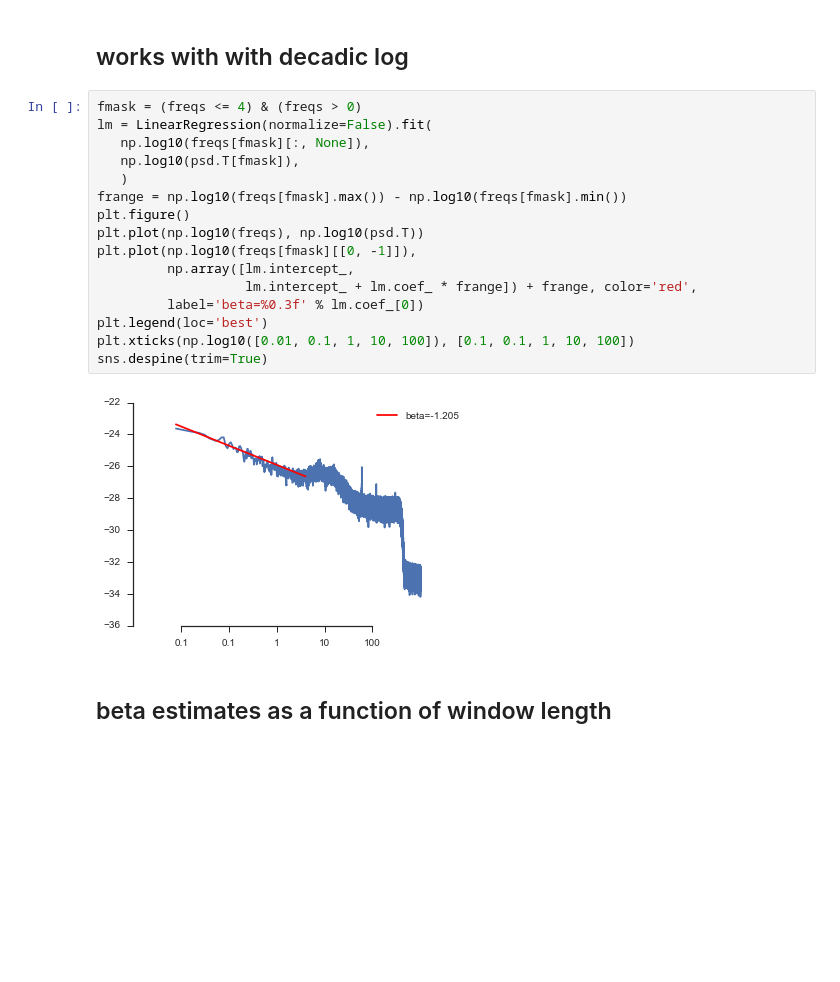
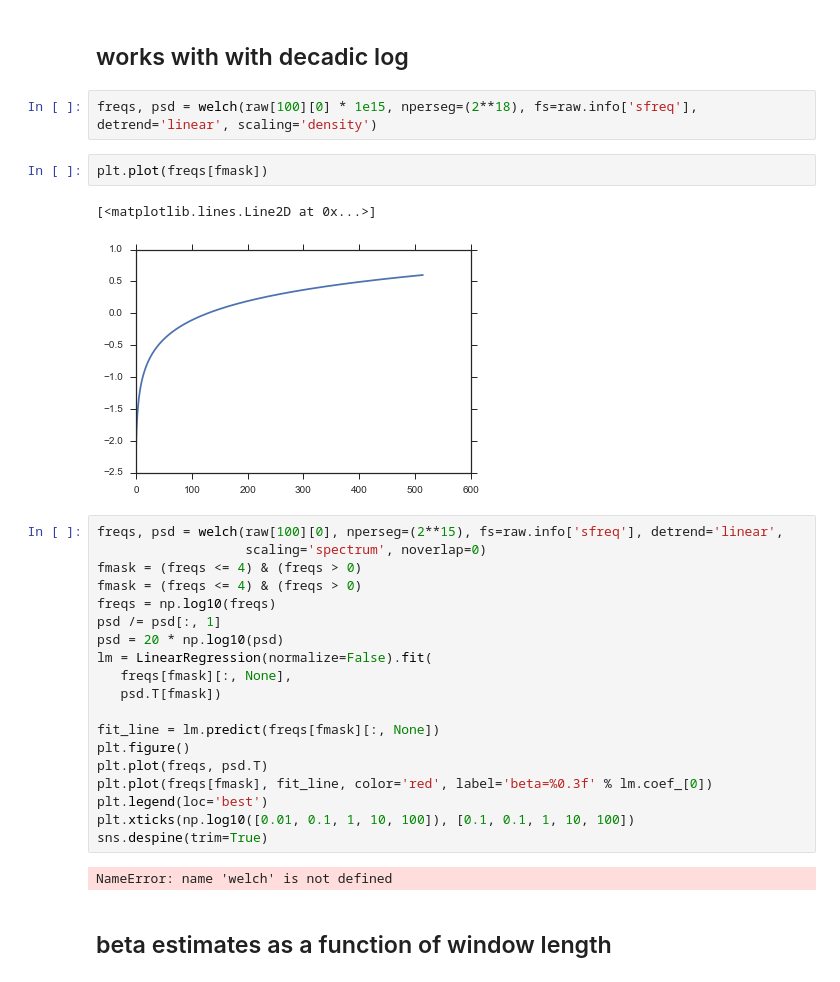
Before and after one commit to neurospin/meg_study_dynamic_scales, a Jupyter notebook: scripts/paper_check_powerlaw_fit.ipynb, the cells around one changed output. Drawn from its saved outputs; the diff is of its cells as text; blank space fills up the shorter version.

```diff
--- a/scripts/paper_check_powerlaw_fit.ipynb
+++ b/scripts/paper_check_powerlaw_fit.ipynb
@@ -122,24 +124,34 @@ sns.despine(trim=True)
 [figure]
 # %% [markdown]
 ## works with with decadic log
+# %%
+freqs, psd = welch(raw[100][0] * 1e15, nperseg=(2**18), fs=raw.info['sfreq'], detrend='linear', scaling='density')
+# %%
+plt.plot(freqs[fmask])
+# %% [output]
+[<matplotlib.lines.Line2D at 0x...>]
+[figure, added]
 # %%
+freqs, psd = welch(raw[100][0], nperseg=(2**15), fs=raw.info['sfreq'], detrend='linear',
+                   scaling='spectrum', noverlap=0)
 fmask = (freqs <= 4) & (freqs > 0)
+fmask = (freqs <= 4) & (freqs > 0)
+freqs = np.log10(freqs)
+psd /= psd[:, 1]
+psd = 20 * np.log10(psd)
 lm = LinearRegression(normalize=False).fit(
-   np.log10(freqs[fmask][:, None]),
-   np.log10(psd.T[fmask]),
-   )
-frange = np.log10(freqs[fmask].max()) - np.log10(freqs[fmask].min())
+   freqs[fmask][:, None],
+   psd.T[fmask])
+
+fit_line = lm.predict(freqs[fmask][:, None])
 plt.figure()
-plt.plot(np.log10(freqs), np.log10(psd.T))
-plt.plot(np.log10(freqs[fmask][[0, -1]]),
-         np.array([lm.intercept_,
-                   lm.intercept_ + lm.coef_ * frange]) + frange, color='red',
-         label='beta=%0.3f' % lm.coef_[0])
+plt.plot(freqs, psd.T)
+plt.plot(freqs[fmask], fit_line, color='red', label='beta=%0.3f' % lm.coef_[0])
 plt.legend(loc='best')
 plt.xticks(np.log10([0.01, 0.1, 1, 10, 100]), [0.1, 0.1, 1, 10, 100])
 sns.despine(trim=True)
 # %% [output]
-[figure, removed]
+NameError: name 'welch' is not defined
 # %% [markdown]
 ## beta estimates as a function of window length
 # %%
```
Also changed, not shown: parts of 6 cells of this notebook, 1 other file.
